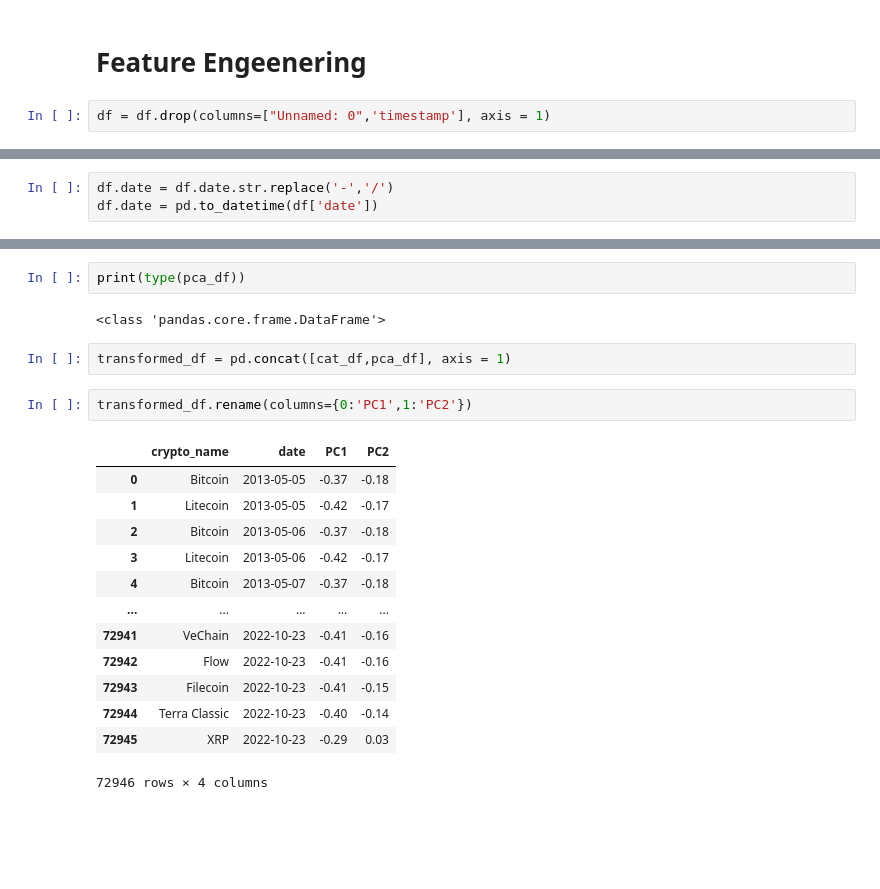
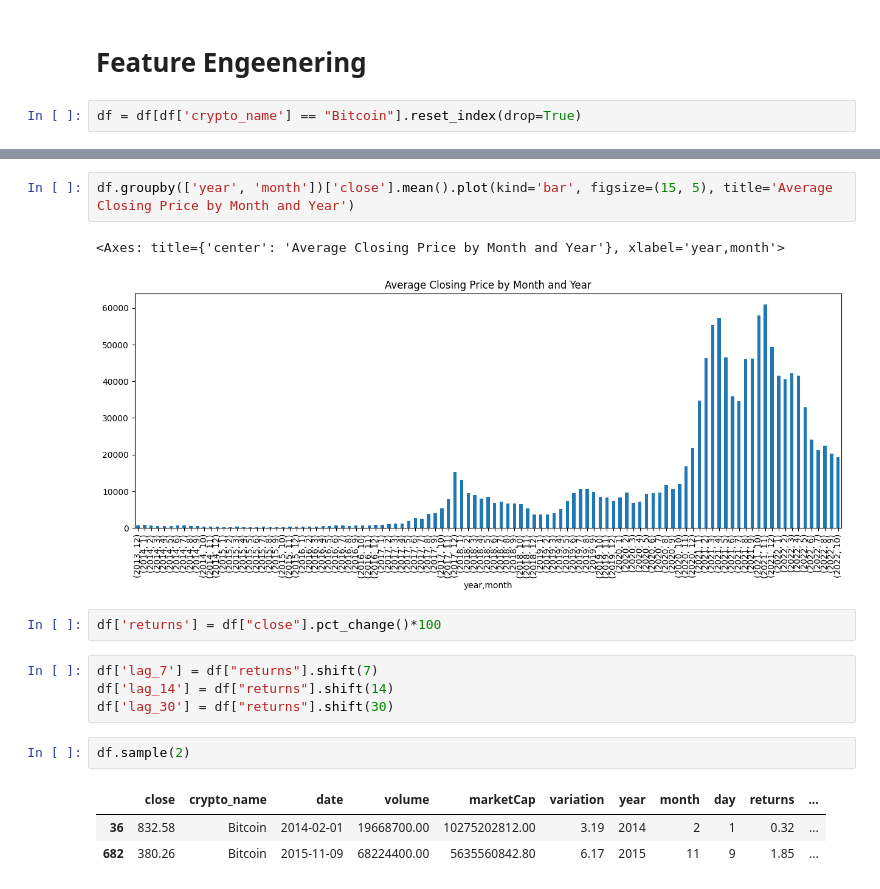
Before and after one commit to sidsakhare/cryptoprice-prediction, a Jupyter notebook: notebook/Feature_engeenering_and_sentiment_analysis.ipynb, the cells around one changed output, grey strips where cells are left out. Saved outputs shown, nothing was run; the diff lists cells and outputs as text; blank space fills up the shorter version.

```diff
--- a/notebook/Feature_engeenering_and_sentiment_analysis.ipynb
+++ b/notebook/Feature_engeenering_and_sentiment_analysis.ipynb
@@ -53,5 +53,5 @@ Aptos                       1
 Name: count, dtype: int64
 # %% [markdown]
 # Feature Engeenering
-# %%
-df = df.drop(columns=["Unnamed: 0",'timestamp'], axis = 1)
+# %%
+df = df[df['crypto_name'] == "Bitcoin"].reset_index(drop=True)
@@ -76,3 +75,0 @@ memory usage: 4.5+ MB
-# %%
-df.date = df.date.str.replace('-','/')
-df.date = pd.to_datetime(df['date'])
@@ -105,22 +76,17 @@ pca_df = pd.DataFrame(pca_array)
-# %%
-print(type(pca_df))
-# %% [output]
-<class 'pandas.core.frame.DataFrame'>
-# %%
-transformed_df = pd.concat([cat_df,pca_df], axis = 1)
-# %%
-transformed_df.rename(columns={0:'PC1',1:'PC2'})
-# %% [output]
-|  | crypto_name | date | PC1 | PC2 |
-| 0 | Bitcoin | 2013-05-05 | -0.37 | -0.18 |
-| 1 | Litecoin | 2013-05-05 | -0.42 | -0.17 |
-| 2 | Bitcoin | 2013-05-06 | -0.37 | -0.18 |
-| 3 | Litecoin | 2013-05-06 | -0.42 | -0.17 |
-| 4 | Bitcoin | 2013-05-07 | -0.37 | -0.18 |
-| ... | ... | ... | ... | ... |
-| 72941 | VeChain | 2022-10-23 | -0.41 | -0.16 |
-| 72942 | Flow | 2022-10-23 | -0.41 | -0.16 |
-| 72943 | Filecoin | 2022-10-23 | -0.41 | -0.15 |
-| 72944 | Terra Classic | 2022-10-23 | -0.40 | -0.14 |
-| 72945 | XRP | 2022-10-23 | -0.29 | 0.03 |
-72946 rows × 4 columns
+# %%
+df.groupby(['year', 'month'])['close'].mean().plot(kind='bar', figsize=(15, 5), title='Average Closing Price by Month and Year')
+# %% [output]
+<Axes: title={'center': 'Average Closing Price by Month and Year'}, xlabel='year,month'>
+[figure, added]
+# %%
+df['returns'] = df["close"].pct_change()*100
+# %%
+df['lag_7'] = df["returns"].shift(7)
+df['lag_14'] = df["returns"].shift(14)
+df['lag_30'] = df["returns"].shift(30)
+# %%
+df.sample(2)
+# %% [output]
+|  | close | crypto_name | date | volume | marketCap | variation | year | month | day | returns | ... |
+| 36 | 832.58 | Bitcoin | 2014-02-01 | 19668700.00 | 10275202812.00 | 3.19 | 2014 | 2 | 1 | 0.32 | ... |
+| 682 | 380.26 | Bitcoin | 2015-11-09 | 68224400.00 | 5635560842.80 | 6.17 | 2015 | 11 | 9 | 1.85 | ... |
```
Also changed, not shown: parts of 13 cells of this notebook, 3 other files.
